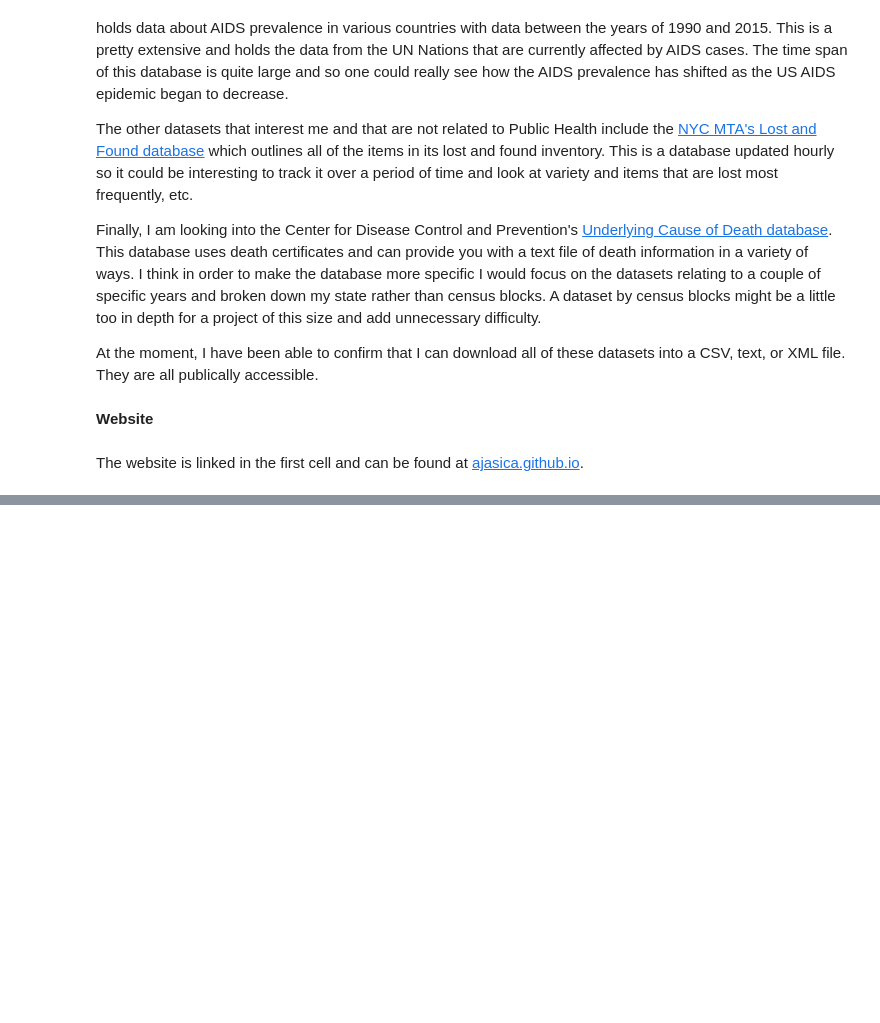
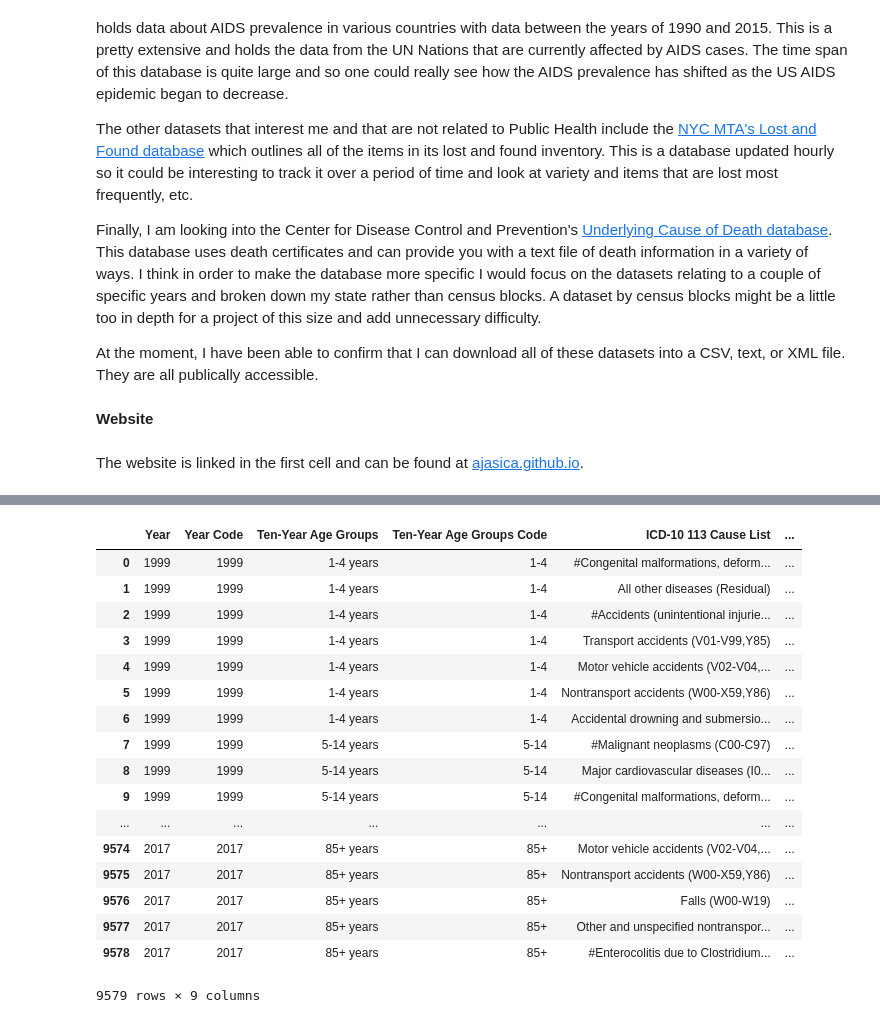
Before and after one commit to ajasica/ajasica.github.io, a Jupyter notebook: Final Tutorial.ipynb, the cells around one changed output, grey strips where cells are left out. Cells and saved outputs as stored; diff of their text form; code cells hidden in the pictures; blank space fills up the shorter version.

```diff
--- a/Final Tutorial.ipynb
+++ b/Final Tutorial.ipynb
@@ -30,0 +45,3 @@ The website is linked in the first cell and can be found at [ajasica.github.io](
+# %%
+deaths99_09 = pd.read_csv('Underlying Cause of Death, 1999-2009 LA.txt', sep="\t")
+deaths10_17 = pd.read_csv('Underlying Cause of Death, 2010-2017 LA.txt', sep="\t")
@@ -30,0 +70,26 @@ The website is linked in the first cell and can be found at [ajasica.github.io](
+# %%
+deaths_df = pd.concat([deaths99_09, deaths10_17], ignore_index=True)
+deaths_df.drop("Notes", axis=1, inplace=True)
+# %%
+deaths_df["Crude Rate"] = pd.to_numeric(deaths_df["Crude Rate"], errors="coerce")
+# %%
+deaths_df
+# %% [output]
+|  | Year | Year Code | Ten-Year Age Groups | Ten-Year Age Groups Code | ICD-10 113 Cause List | ... |
+| 0 | 1999 | 1999 | 1-4 years | 1-4 | #Congenital malformations, deform... | ... |
+| 1 | 1999 | 1999 | 1-4 years | 1-4 | All other diseases (Residual) | ... |
+| 2 | 1999 | 1999 | 1-4 years | 1-4 | #Accidents (unintentional injurie... | ... |
+| 3 | 1999 | 1999 | 1-4 years | 1-4 | Transport accidents (V01-V99,Y85) | ... |
+| 4 | 1999 | 1999 | 1-4 years | 1-4 | Motor vehicle accidents (V02-V04,... | ... |
+| 5 | 1999 | 1999 | 1-4 years | 1-4 | Nontransport accidents (W00-X59,Y86) | ... |
+| 6 | 1999 | 1999 | 1-4 years | 1-4 | Accidental drowning and submersio... | ... |
+| 7 | 1999 | 1999 | 5-14 years | 5-14 | #Malignant neoplasms (C00-C97) | ... |
+| 8 | 1999 | 1999 | 5-14 years | 5-14 | Major cardiovascular diseases (I0... | ... |
+| 9 | 1999 | 1999 | 5-14 years | 5-14 | #Congenital malformations, deform... | ... |
+| ... | ... | ... | ... | ... | ... | ... |
+| 9574 | 2017 | 2017 | 85+ years | 85+ | Motor vehicle accidents (V02-V04,... | ... |
+| 9575 | 2017 | 2017 | 85+ years | 85+ | Nontransport accidents (W00-X59,Y86) | ... |
+| 9576 | 2017 | 2017 | 85+ years | 85+ | Falls (W00-W19) | ... |
+| 9577 | 2017 | 2017 | 85+ years | 85+ | Other and unspecified nontranspor... | ... |
+| 9578 | 2017 | 2017 | 85+ years | 85+ | #Enterocolitis due to Clostridium... | ... |
+9579 rows × 9 columns
```
Also changed, not shown: parts of 14 cells of this notebook, 3 other files.
